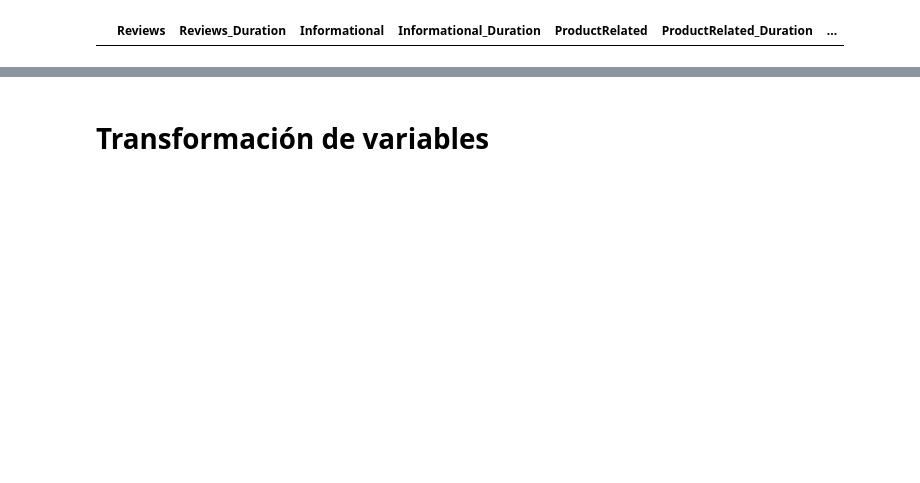
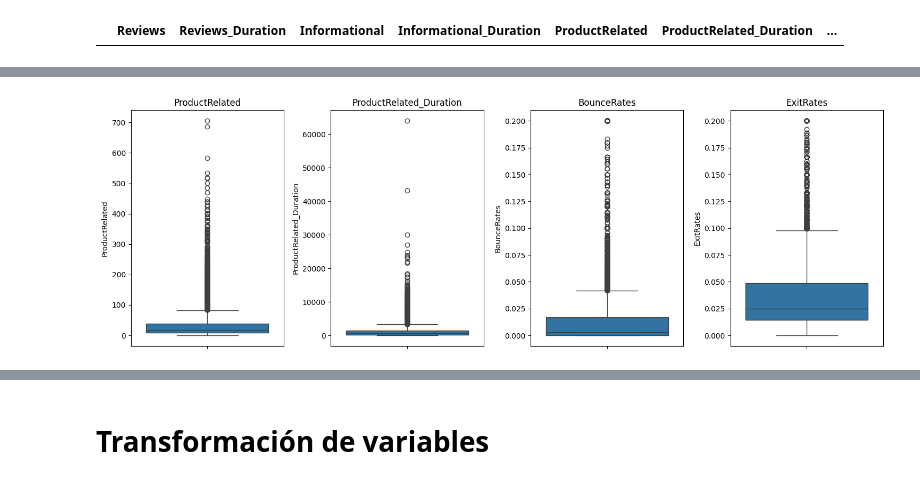
Before and after one commit to SantiRestrepoOlarte/Trabajo_analitica_2, a Jupyter notebook: ExpPre.ipynb, the cells around one changed output, grey strips where cells are left out. Cells and saved outputs as stored; diff of their text form; code cells hidden in the pictures; blank space fills up the shorter version.

```diff
--- a/ExpPre.ipynb
+++ b/ExpPre.ipynb
@@ -523,0 +425,4 @@ plt.show()
+# %%
+graficar_boxplots_4(df, variables2)
+# %% [output]
+[figure, added]
```
Also changed, not shown: parts of 94 cells of this notebook.
